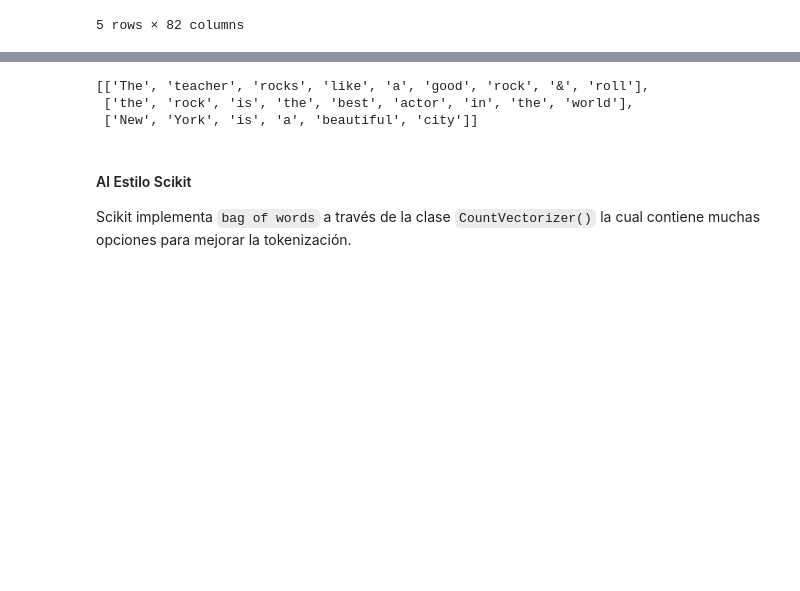
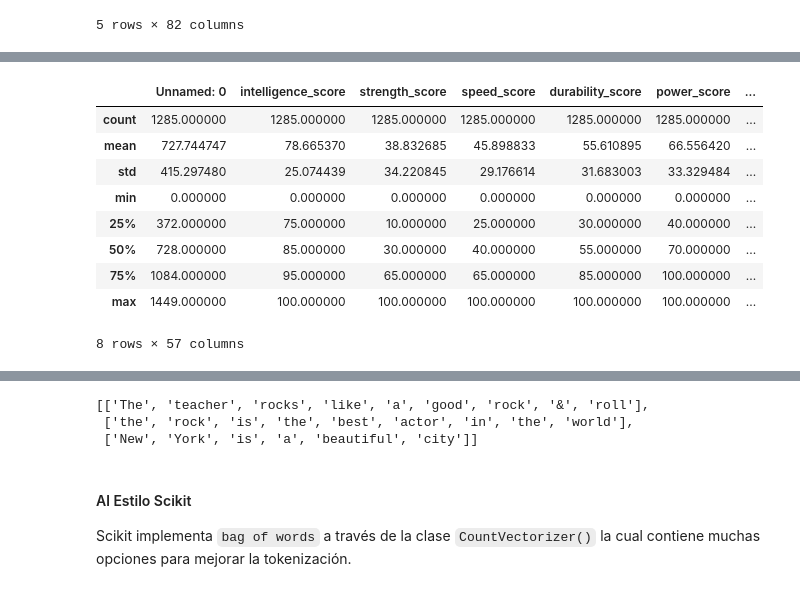
Before and after one commit to matiasjvd/MDS7202-Laboratorio-de-Programaci-n-Cient-fica-para-Ciencia-de-Datos, a Jupyter notebook: MDS7202-Laboratorios/Laboratorio_8/Laboratorio8_Enunciado.ipynb, the cells around one changed output, grey strips where cells are left out. Drawn from its saved outputs; the diff is of its cells as text; code cells hidden in the pictures; blank space fills up the shorter version.

```diff
--- a/MDS7202-Laboratorios/Laboratorio_8/Laboratorio8_Enunciado.ipynb
+++ b/MDS7202-Laboratorios/Laboratorio_8/Laboratorio8_Enunciado.ipynb
@@ -151,0 +167,14 @@ df_comics.head()
+# %%
+#Ahora veamos la distribución de las variables numéricas
+df_comics.describe()
+# %% [output]
+|  | Unnamed: 0 | intelligence_score | strength_score | speed_score | durability_score | power_score | ... |
+| count | 1285.000000 | 1285.000000 | 1285.000000 | 1285.000000 | 1285.000000 | 1285.000000 | ... |
+| mean | 727.744747 | 78.665370 | 38.832685 | 45.898833 | 55.610895 | 66.556420 | ... |
+| std | 415.297480 | 25.074439 | 34.220845 | 29.176614 | 31.683003 | 33.329484 | ... |
+| min | 0.000000 | 0.000000 | 0.000000 | 0.000000 | 0.000000 | 0.000000 | ... |
+| 25% | 372.000000 | 75.000000 | 10.000000 | 25.000000 | 30.000000 | 40.000000 | ... |
+| 50% | 728.000000 | 85.000000 | 30.000000 | 40.000000 | 55.000000 | 70.000000 | ... |
+| 75% | 1084.000000 | 95.000000 | 65.000000 | 65.000000 | 85.000000 | 100.000000 | ... |
+| max | 1449.000000 | 100.000000 | 100.000000 | 100.000000 | 100.000000 | 100.000000 | ... |
+8 rows × 57 columns
```
Also changed, not shown: parts of 16 cells of this notebook.
